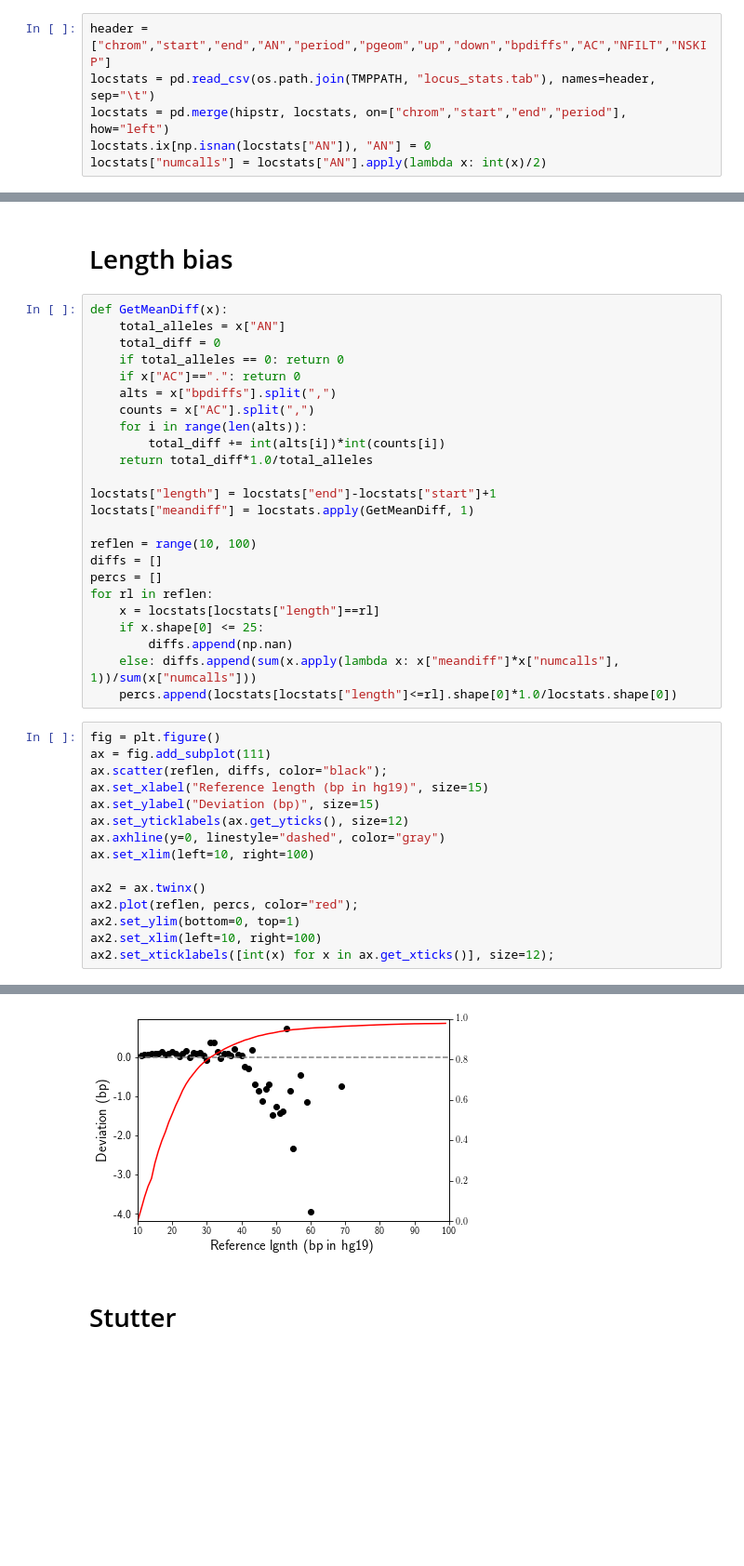
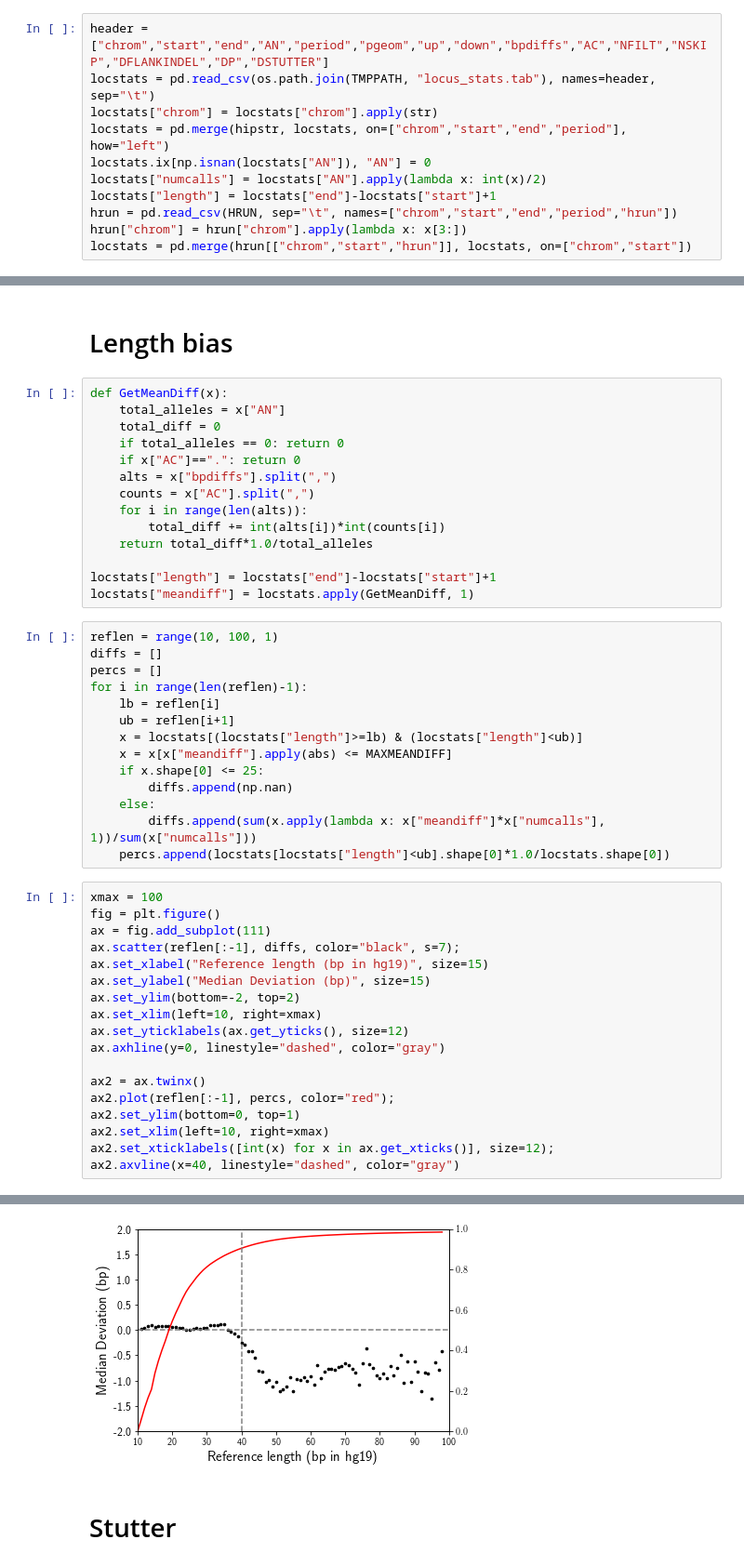
Before and after one commit to gymreklab/ssc-imputation, a Jupyter notebook: haplotype_paper/Figures/Figure1_SSCCallset.ipynb, the cells around one changed output, grey strips where cells are left out. Shown at 93% size. Drawn from its saved outputs; the diff is of its cells as text; blank space fills up the shorter version.

```diff
--- a/haplotype_paper/Figures/Figure1_SSCCallset.ipynb
+++ b/haplotype_paper/Figures/Figure1_SSCCallset.ipynb
@@ -40,11 +34,16 @@ Populating the interactive namespace from numpy and matplotlib
 # %% [markdown]
 # Preprocess VCFs
 # %%
-header = ["chrom","start","end","AN","period","pgeom","up","down","bpdiffs","AC","NFILT","NSKIP"]
+header = ["chrom","start","end","AN","period","pgeom","up","down","bpdiffs","AC","NFILT","NSKIP","DFLANKINDEL","DP","DSTUTTER"]
 locstats = pd.read_csv(os.path.join(TMPPATH, "locus_stats.tab"), names=header, sep="\t")
+locstats["chrom"] = locstats["chrom"].apply(str)
 locstats = pd.merge(hipstr, locstats, on=["chrom","start","end","period"], how="left")
 locstats.ix[np.isnan(locstats["AN"]), "AN"] = 0
 locstats["numcalls"] = locstats["AN"].apply(lambda x: int(x)/2)
+locstats["length"] = locstats["end"]-locstats["start"]+1
+hrun = pd.read_csv(HRUN, sep="\t", names=["chrom","start","end","period","hrun"])
+hrun["chrom"] = hrun["chrom"].apply(lambda x: x[3:])
+locstats = pd.merge(hrun[["chrom","start","hrun"]], locstats, on=["chrom","start"])
 # %%
 sampstats = pd.read_fwf(os.path.join(TMPPATH, "sample_stats.tab"), names=["numloci","sample"])
 sampstats = sampstats.groupby("sample", as_index=False).agg({"numloci": np.sum})
@@ -116,29 +142,36 @@ def GetMeanDiff(x):
 
 locstats["length"] = locstats["end"]-locstats["start"]+1
 locstats["meandiff"] = locstats.apply(GetMeanDiff, 1)
-
-reflen = range(10, 100)
-diffs = []
-percs = []
-for rl in reflen:
-    x = locstats[locstats["length"]==rl]
-    if x.shape[0] <= 25:
-        diffs.append(np.nan)
-    else: diffs.append(sum(x.apply(lambda x: x["meandiff"]*x["numcalls"], 1))/sum(x["numcalls"]))
-    percs.append(locstats[locstats["length"]<=rl].shape[0]*1.0/locstats.shape[0])
+# %%
+reflen = range(10, 100, 1)
+diffs = []
+percs = []
+for i in range(len(reflen)-1):
+    lb = reflen[i]
+    ub = reflen[i+1]
+    x = locstats[(locstats["length"]>=lb) & (locstats["length"]<ub)]
+    x = x[x["meandiff"].apply(abs) <= MAXMEANDIFF]
+    if x.shape[0] <= 25:
+        diffs.append(np.nan)
+    else:
+        diffs.append(sum(x.apply(lambda x: x["meandiff"]*x["numcalls"], 1))/sum(x["numcalls"]))
+    percs.append(locstats[locstats["length"]<ub].shape[0]*1.0/locstats.shape[0])
 # %%
+xmax = 100
 fig = plt.figure()
 ax = fig.add_subplot(111)
-ax.scatter(reflen, diffs, color="black");
+ax.scatter(reflen[:-1], diffs, color="black", s=7);
 ax.set_xlabel("Reference length (bp in hg19)", size=15)
-ax.set_ylabel("Deviation (bp)", size=15)
+ax.set_ylabel("Median Deviation (bp)", size=15)
+ax.set_ylim(bottom=-2, top=2)
+ax.set_xlim(left=10, right=xmax)
 ax.set_yticklabels(ax.get_yticks(), size=12)
 ax.axhline(y=0, linestyle="dashed", color="gray")
-ax.set_xlim(left=10, right=100)
 
 ax2 = ax.twinx()
-ax2.plot(reflen, percs, color="red");
+ax2.plot(reflen[:-1], percs, color="red");
 ax2.set_ylim(bottom=0, top=1)
-ax2.set_xlim(left=10, right=100)
+ax2.set_xlim(left=10, right=xmax)
 ax2.set_xticklabels([int(x) for x in ax.get_xticks()], size=12);
+ax2.axvline(x=40, linestyle="dashed", color="gray")
 # %% [output]
@@ -145,4 +179,4 @@ ax2.set_xticklabels([int(x) for x in ax.get_xticks()], size=12);
-[figure, old version]
+[figure, new version]
 # %% [markdown]
 # Stutter
 # %%
```
Also changed, not shown: parts of 20 cells of this notebook, 5 other files.
